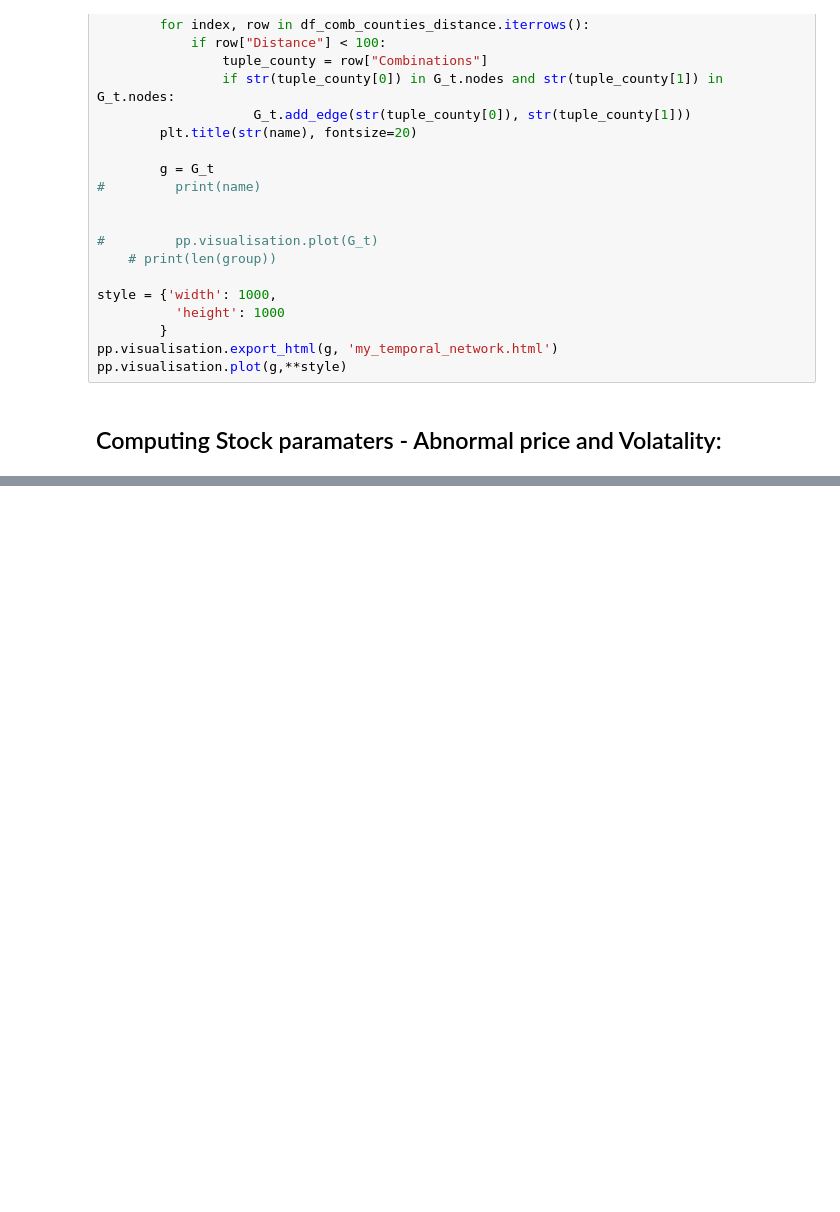
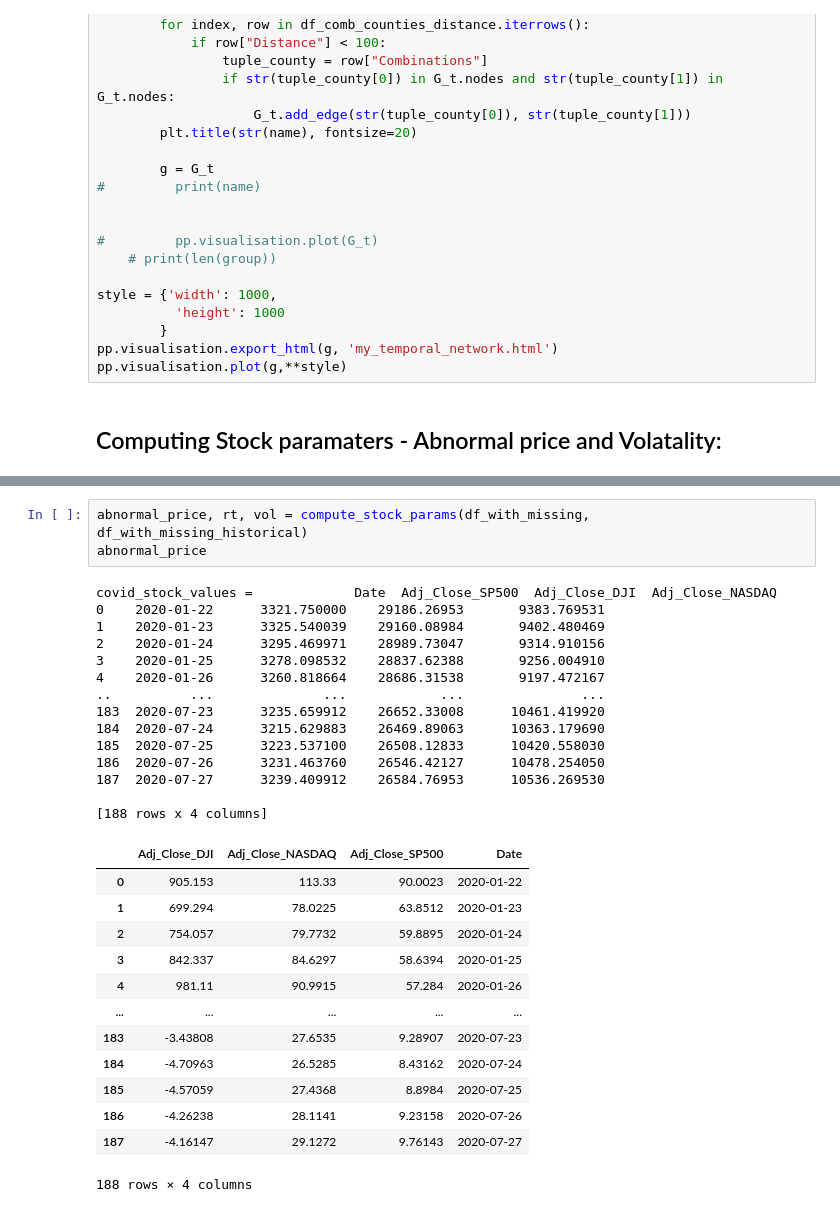
Before and after one commit to gandhimonil9823/Covid_Stock_Analysis, a Jupyter notebook: Covid_Stock.ipynb, the cells around one changed output, grey strips where cells are left out. Cells and saved outputs as stored; diff of their text form; blank space fills up the shorter version.

```diff
--- a/Covid_Stock.ipynb
+++ b/Covid_Stock.ipynb
@@ -339,0 +344,31 @@ stock_closing_prices_188.head()
+# %%
+abnormal_price, rt, vol = compute_stock_params(df_with_missing, df_with_missing_historical)
+abnormal_price
+# %% [output]
+covid_stock_values =             Date  Adj_Close_SP500  Adj_Close_DJI  Adj_Close_NASDAQ
+0    2020-01-22      3321.750000    29186.26953       9383.769531
+1    2020-01-23      3325.540039    29160.08984       9402.480469
+2    2020-01-24      3295.469971    28989.73047       9314.910156
+3    2020-01-25      3278.098532    28837.62388       9256.004910
+4    2020-01-26      3260.818664    28686.31538       9197.472167
+..          ...              ...            ...               ...
+183  2020-07-23      3235.659912    26652.33008      10461.419920
+184  2020-07-24      3215.629883    26469.89063      10363.179690
+185  2020-07-25      3223.537100    26508.12833      10420.558030
+186  2020-07-26      3231.463760    26546.42127      10478.254050
+187  2020-07-27      3239.409912    26584.76953      10536.269530
+
+[188 rows x 4 columns]
+|  | Adj_Close_DJI | Adj_Close_NASDAQ | Adj_Close_SP500 | Date |
+| 0 | 905.153 | 113.33 | 90.0023 | 2020-01-22 |
+| 1 | 699.294 | 78.0225 | 63.8512 | 2020-01-23 |
+| 2 | 754.057 | 79.7732 | 59.8895 | 2020-01-24 |
+| 3 | 842.337 | 84.6297 | 58.6394 | 2020-01-25 |
+| 4 | 981.11 | 90.9915 | 57.284 | 2020-01-26 |
+| ... | ... | ... | ... | ... |
+| 183 | -3.43808 | 27.6535 | 9.28907 | 2020-07-23 |
+| 184 | -4.70963 | 26.5285 | 8.43162 | 2020-07-24 |
+| 185 | -4.57059 | 27.4368 | 8.8984 | 2020-07-25 |
+| 186 | -4.26238 | 28.1141 | 9.23158 | 2020-07-26 |
+| 187 | -4.16147 | 29.1272 | 9.76143 | 2020-07-27 |
+188 rows × 4 columns
```
Also changed, not shown: parts of 11 cells of this notebook.
